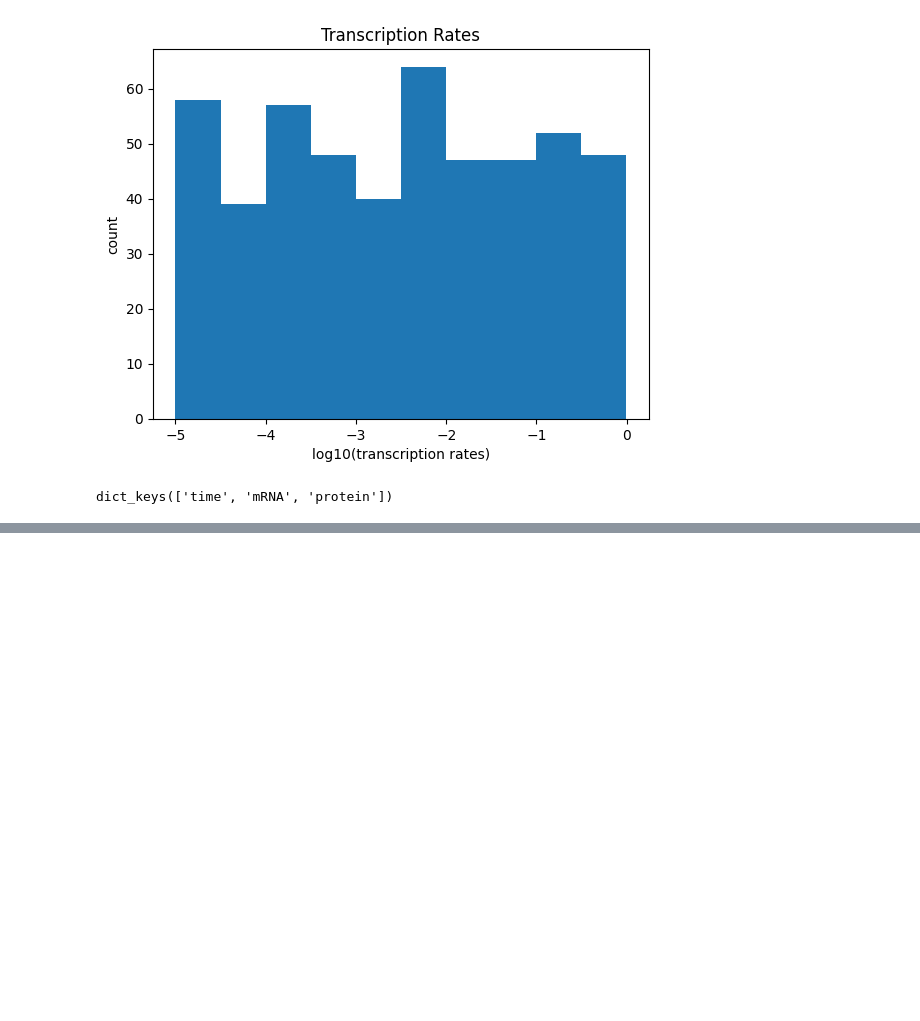
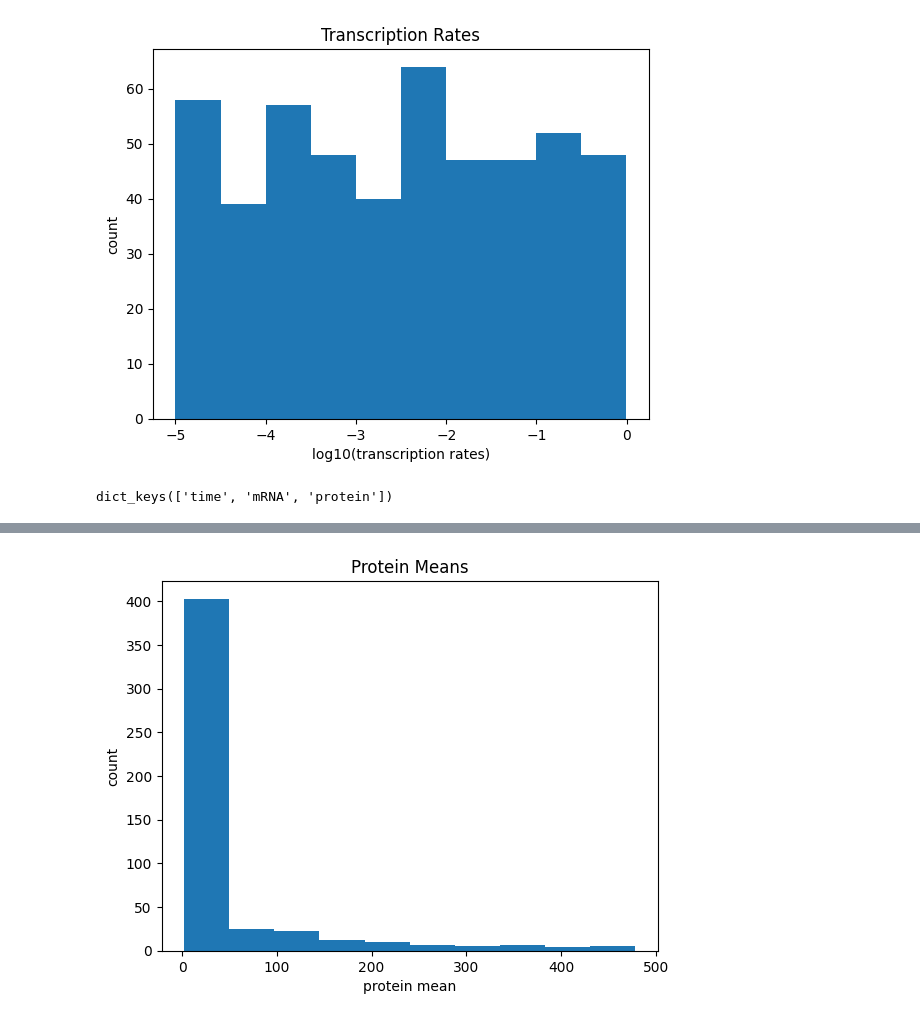
Before and after one commit to tdsone/mres-s3, a Jupyter notebook: ex5.ipynb, the cells around one changed output, grey strips where cells are left out. Cells and saved outputs as stored; diff of their text form; code cells hidden in the pictures; blank space fills up the shorter version.

```diff
--- a/ex5.ipynb
+++ b/ex5.ipynb
@@ -85,0 +86,9 @@ plt.show()
+# %%
+# plot a histogram of protein means
+plt.hist(protein_means)
+plt.xlabel("protein mean")
+plt.ylabel("count")
+plt.title("Protein Means")
+plt.show()
+# %% [output]
+[figure, added]
```
Also changed, not shown: parts of 7 cells of this notebook.
